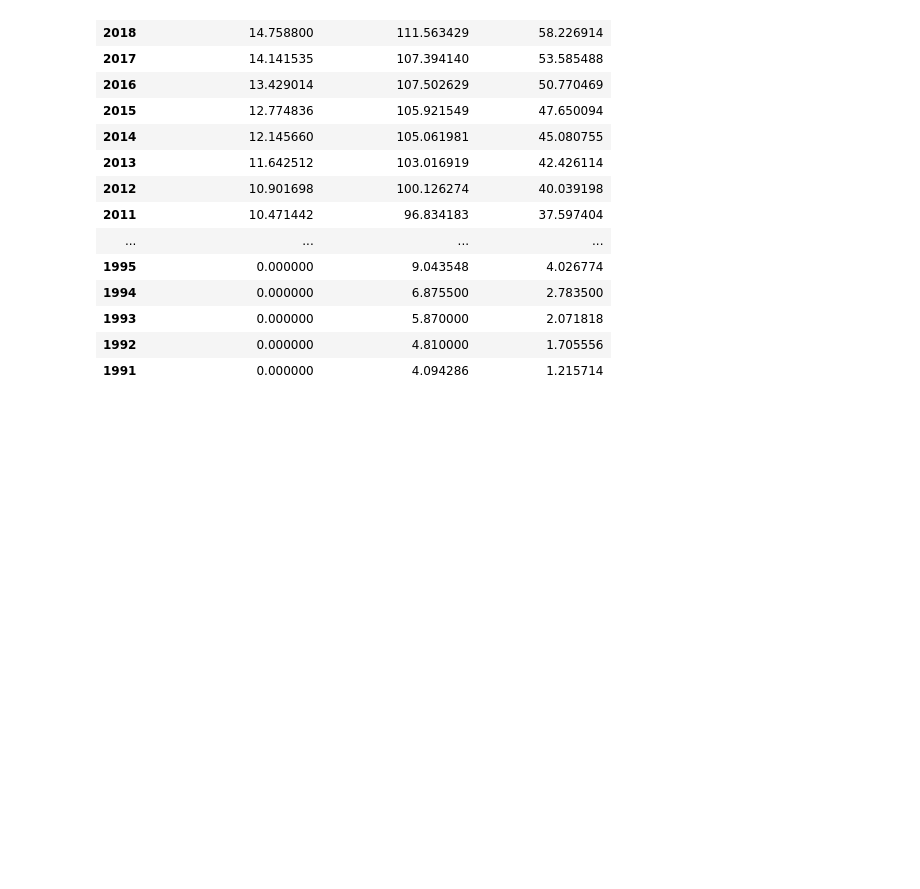
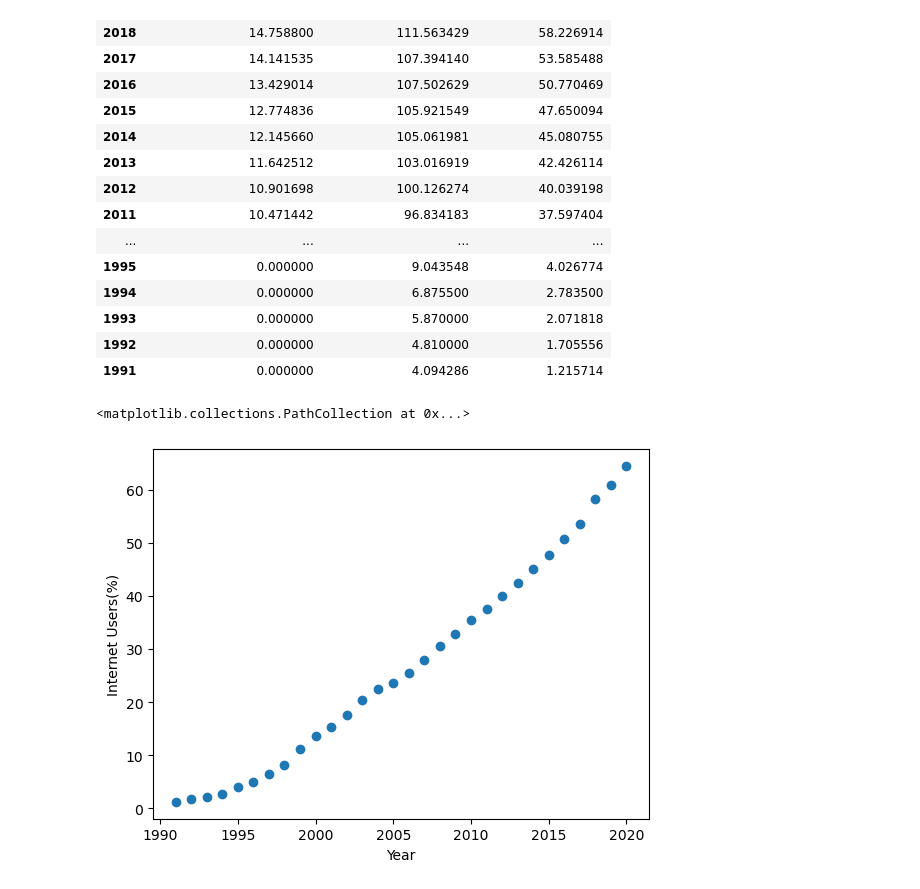
Before and after one commit to saad415/DataScience, a Jupyter notebook: EDA.ipynb, the cells around one changed output. Saved outputs shown, nothing was run; the diff lists cells and outputs as text; code cells hidden in the pictures; blank space fills up the shorter version.

```diff
--- a/EDA.ipynb
+++ b/EDA.ipynb
@@ -128,3 +129,14 @@ pd.pivot_table(df, index = 'Year', values = ['Internet Users(%)','Cellular Subsc
 | 1993 | 0.000000 | 5.870000 | 2.071818 |
 | 1992 | 0.000000 | 4.810000 | 1.705556 |
 | 1991 | 0.000000 | 4.094286 | 1.215714 |
+# %%
+
+#print(df.groupby(['Year'])['Internet Users(%)'].mean().tolist())
+#print(sorted(df['Year'].unique()))
+
+plt.xlabel("Year")
+plt.ylabel("Internet Users(%)")
+plt.scatter(sorted(df['Year'].unique()),df.groupby(['Year'])['Internet Users(%)'].mean().tolist())
+# %% [output]
+<matplotlib.collections.PathCollection at 0x...>
+[figure, added]
```
Also changed, not shown: parts of 6 cells of this notebook.
